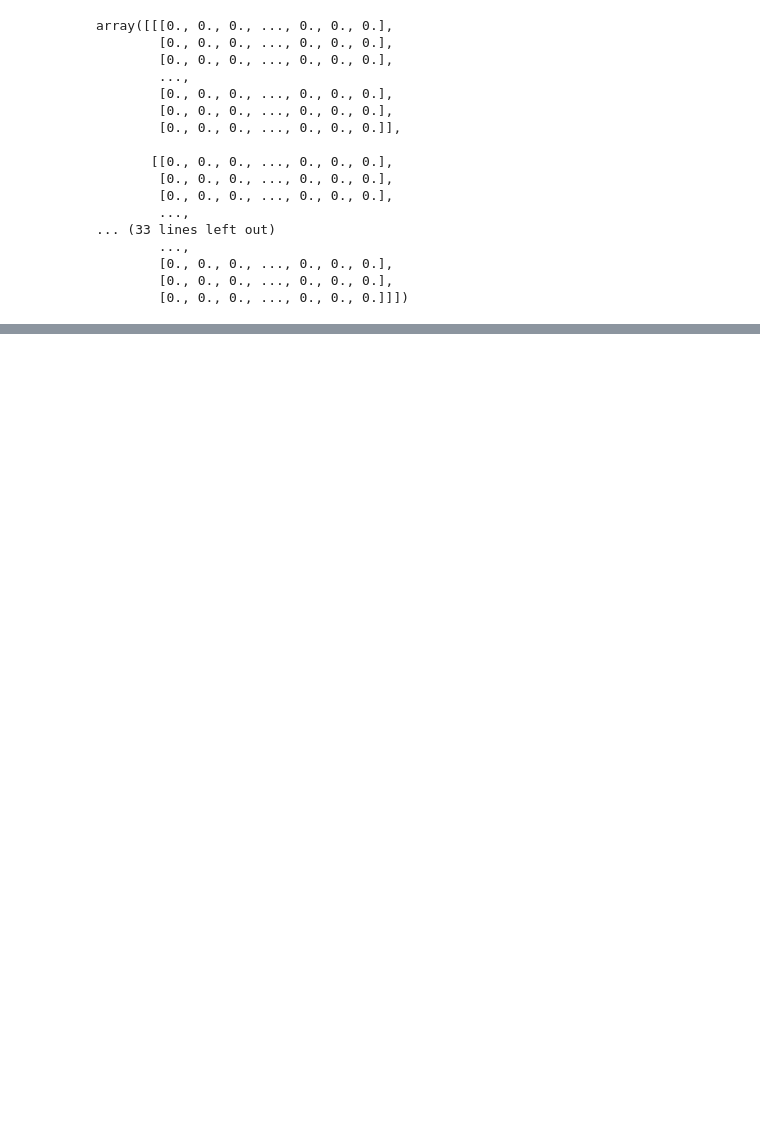
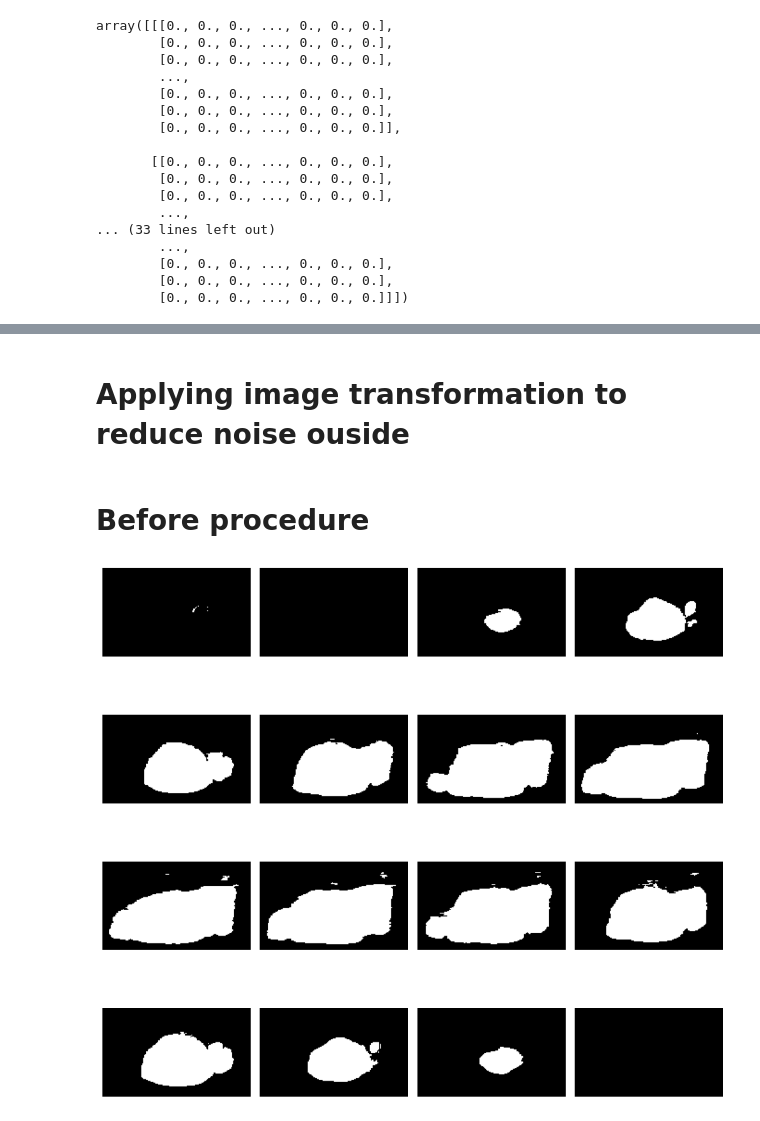
Before and after one commit to AnriiGegliuk/mice_MRI_analysis, a Jupyter notebook: notebooks/3d_vis.ipynb, the cells around one changed output, grey strips where cells are left out. Cells and saved outputs as stored; diff of their text form; code cells hidden in the pictures; blank space fills up the shorter version.

Commit message:
testing function for noise removing

```diff
--- a/notebooks/3d_vis.ipynb
+++ b/notebooks/3d_vis.ipynb
@@ -99,7 +99,7 @@ NiftiImageIO (0x5cb1e30): data/raw/T2_UT168.nii has unexpected scales in sform
 # %% [markdown]
 # Testing OpenCV to fill some gaps in the mask
 # %%
-mask_img = nib.load('data/new_mask/T2_UT168_mask.nii')
+mask_img = nib.load('../data/new_mask/T2_UT168_mask.nii')
 mask_img
 # %% [output]
 <nibabel.nifti1.Nifti1Image at 0x...>
@@ -126,20 +126,20 @@ memmap([[[0., 0., 0., ..., 0., 0., 0.],
          [0., 0., 0., ..., 0., 0., 0.]]])
 # %%
 # before applying CV morphologyEX
+def ploting(image):
+    fig_rows = 4
+    fig_cols = 4
+    n_subplots = fig_rows * fig_cols
+    n_slice = image.shape[0]
+    step_size = n_slice // n_subplots
+    plot_range = n_subplots * step_size
+    start_stop = int((n_slice - plot_range) / 2)
 
-fig_rows = 4
-fig_cols = 4
-n_subplots = fig_rows * fig_cols
-n_slice = image_mask.shape[0]
-step_size = n_slice // n_subplots
-plot_range = n_subplots * step_size
-start_stop = int((n_slice - plot_range) / 2)
+    fig, axs = plt.subplots(fig_rows, fig_cols, figsize=[10, 10])
 
-fig, axs = plt.subplots(fig_rows, fig_cols, figsize=[10, 10])
+    for idx, img in enumerate(range(start_stop, plot_range, step_size)):
+        axs.flat[idx].imshow(ndi.rotate(image[img, :, :], 90), cmap='gray')
+        axs.flat[idx].axis('off')
 
-for idx, img in enumerate(range(start_stop, plot_range, step_size)):
-    axs.flat[idx].imshow(ndi.rotate(image_mask[img, :, :], 90), cmap='gray')
-    axs.flat[idx].axis('off')
-
-plt.tight_layout()
-plt.show()
+    plt.tight_layout()
+    plt.show()
@@ -194,0 +186,2 @@ opening = cv.morphologyEx(closing, cv.MORPH_OPEN, kernel)
+# %% [markdown]
+# Applying image transformation to reduce noise ouside
@@ -194,0 +195,6 @@ opening = cv.morphologyEx(closing, cv.MORPH_OPEN, kernel)
+# %% [markdown]
+# Before procedure
+# %%
+ploting(data)
+# %% [output]
+[figure, added]
```
Also changed, not shown: parts of 17 cells of this notebook.
